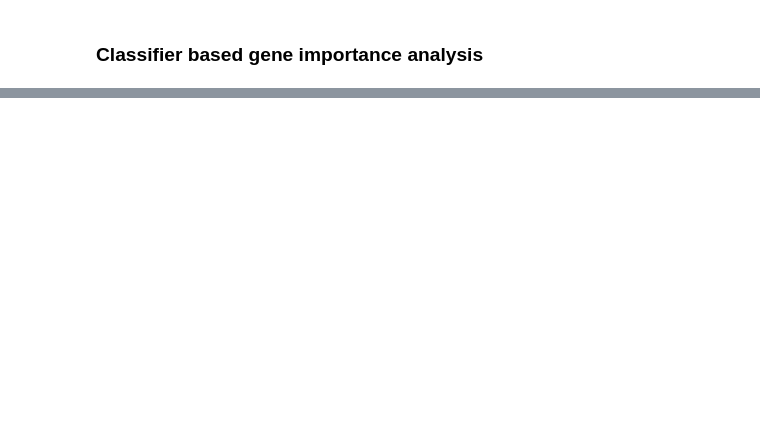
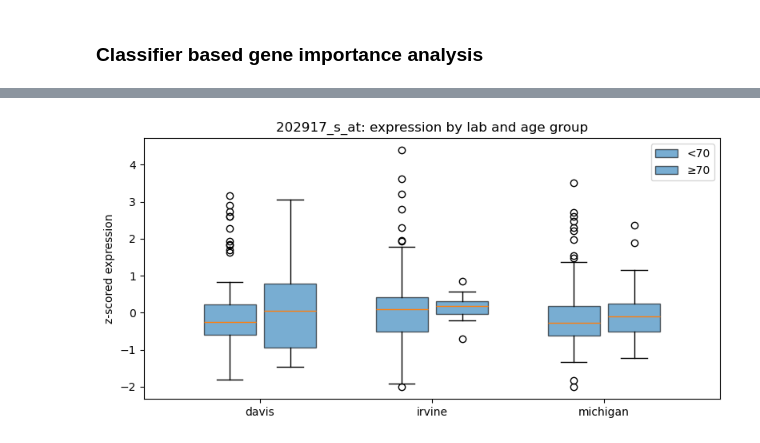
Before and after one commit to ChanChanMan18/STATS604_Project2, a Jupyter notebook: elvin/STATS604_Project2_elvin.ipynb, the cells around one changed output, grey strips where cells are left out. Cells and saved outputs as stored; diff of their text form; code cells hidden in the pictures; blank space fills up the shorter version.

```diff
--- a/elvin/STATS604_Project2_elvin.ipynb
+++ b/elvin/STATS604_Project2_elvin.ipynb
@@ -896,0 +960,32 @@ Saved gene ranking → age70_ridge_influential_genes.csv
+# %%
+# Grouped boxplots of z-scored expression by lab and age group for a gene 'g'
+import pandas as pd, numpy as np, matplotlib.pyplot as plt
+from sklearn.preprocessing import StandardScaler
+
+g = "202917_s_at"  # example top gene "203815_at"; second best is "202917_s_at"
+z = StandardScaler().fit_transform(expr_nc[[g]]).ravel()
+df = pd.DataFrame({
+    'z': z,
+    'lab': arraymeta_data['lab'].astype(str),
+    'age_grp': np.where(arraymeta_data['age']>=70, '≥70', '<70')
+})
+
+labs = sorted(df['lab'].unique())
+width = 0.35
+positions = np.arange(len(labs))
+
+data_lt70 = [df.loc[(df['lab']==L) & (df['age_grp']=='<70'), 'z'].values for L in labs]
+data_ge70 = [df.loc[(df['lab']==L) & (df['age_grp']=='≥70'), 'z'].values for L in labs]
+
+plt.figure(figsize=(8,4))
+bp1 = plt.boxplot(data_lt70, positions=positions - width/2, widths=0.3, patch_artist=True)
+bp2 = plt.boxplot(data_ge70, positions=positions + width/2, widths=0.3, patch_artist=True)
+for b in bp1['boxes']: b.set_alpha(0.6)
+for b in bp2['boxes']: b.set_alpha(0.6)
+plt.xticks(positions, labs, rotation=0)
+plt.legend([bp1["boxes"][0], bp2["boxes"][0]], ['<70', '≥70'])
+plt.ylabel('z-scored expression')
+plt.title(f'{g}: expression by lab and age group')
+plt.tight_layout(); plt.show()
+# %% [output]
+[figure, added]
```
Also changed, not shown: parts of 14 cells of this notebook.
